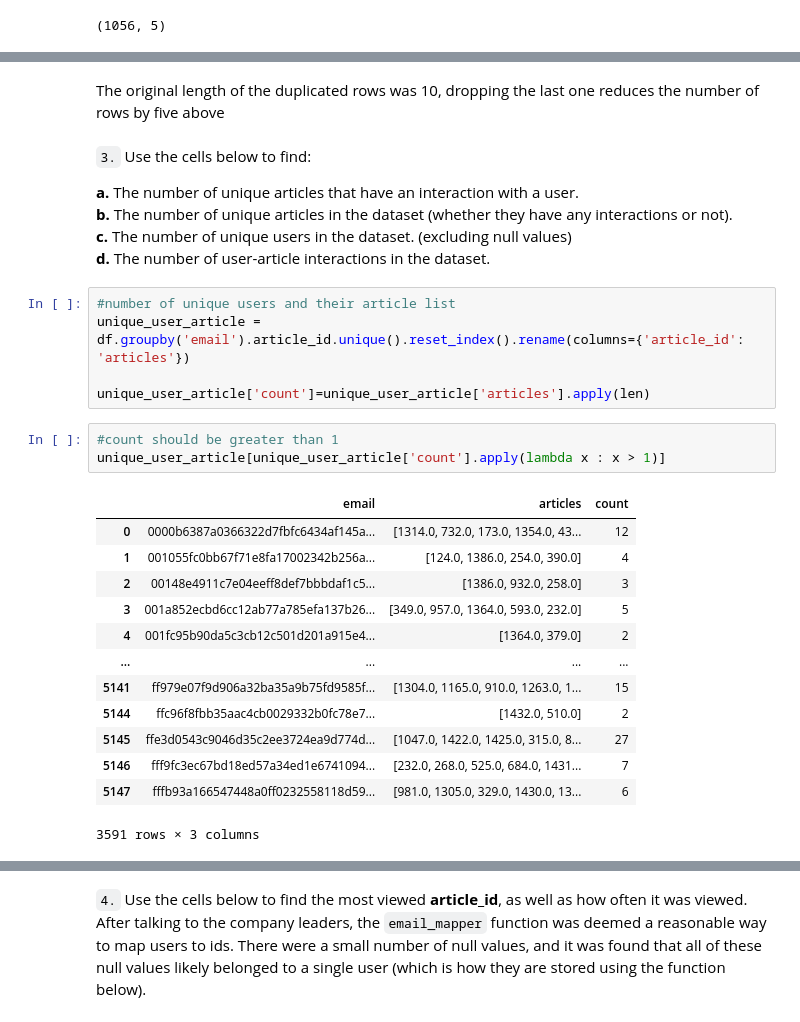
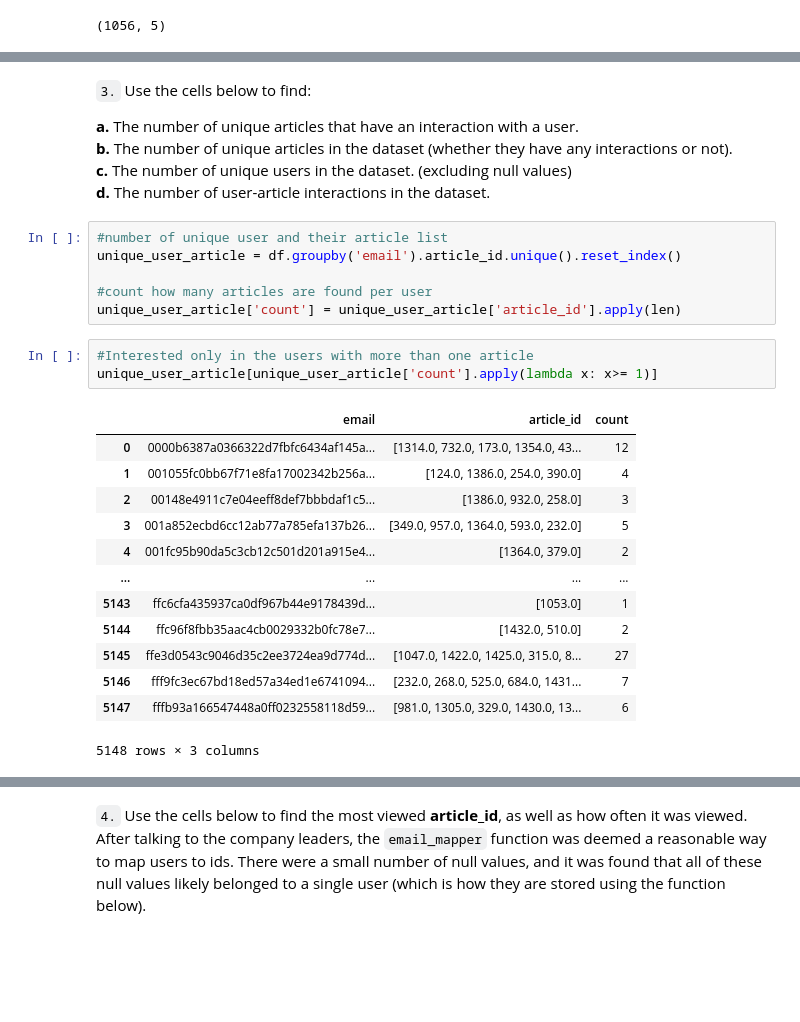
Before and after one commit to aurora-nat/ibm_recommendation_system, a Jupyter notebook: Recommendations_with_IBM.ipynb, the cells around one changed output, grey strips where cells are left out. Saved outputs shown, nothing was run; the diff lists cells and outputs as text; blank space fills up the shorter version.

```diff
--- a/Recommendations_with_IBM.ipynb
+++ b/Recommendations_with_IBM.ipynb
@@ -151,8 +153,6 @@ df_content.drop_duplicates(['article_id'],keep='first')
 | 1054 | NaN | Learn how to use IBM dashDB as da... | Use dashDB with Spark | Live | 1049 |
 | 1055 | Homepage Follow Sign in / Sign up... | Once you get used to developing i... | Jupyter Notebooks with Scala, Pyt... | Live | 1050 |
 1051 rows × 5 columns
-# %% [markdown]
-<div> The original length of the duplicated rows was 10, dropping the last one reduces the number of rows by five above </div>
 # %% [markdown]
 `3.` Use the cells below to find:
 
@@ -161,24 +161,25 @@ df_content.drop_duplicates(['article_id'],keep='first')
 **c.** The number of unique users in the dataset. (excluding null values) <br>
 **d.** The number of user-article interactions in the dataset.
 # %%
-#number of unique users and their article list
-unique_user_article = df.groupby('email').article_id.unique().reset_index().rename(columns={'article_id': 'articles'})
+#number of unique user and their article list
+unique_user_article = df.groupby('email').article_id.unique().reset_index()
 
-unique_user_article['count']=unique_user_article['articles'].apply(len)
+#count how many articles are found per user
+unique_user_article['count'] = unique_user_article['article_id'].apply(len)
 # %%
-#count should be greater than 1
-unique_user_article[unique_user_article['count'].apply(lambda x : x > 1)]
+#Interested only in the users with more than one article
+unique_user_article[unique_user_article['count'].apply(lambda x: x>= 1)]
 # %% [output]
-|  | email | articles | count |
+|  | email | article_id | count |
 | 0 | 0000b6387a0366322d7fbfc6434af145a... | [1314.0, 732.0, 173.0, 1354.0, 43... | 12 |
 | 1 | 001055fc0bb67f71e8fa17002342b256a... | [124.0, 1386.0, 254.0, 390.0] | 4 |
 | 2 | 00148e4911c7e04eeff8def7bbbdaf1c5... | [1386.0, 932.0, 258.0] | 3 |
 | 3 | 001a852ecbd6cc12ab77a785efa137b26... | [349.0, 957.0, 1364.0, 593.0, 232.0] | 5 |
 | 4 | 001fc95b90da5c3cb12c501d201a915e4... | [1364.0, 379.0] | 2 |
 | ... | ... | ... | ... |
-| 5141 | ff979e07f9d906a32ba35a9b75fd9585f... | [1304.0, 1165.0, 910.0, 1263.0, 1... | 15 |
+| 5143 | ffc6cfa435937ca0df967b44e9178439d... | [1053.0] | 1 |
 | 5144 | ffc96f8fbb35aac4cb0029332b0fc78e7... | [1432.0, 510.0] | 2 |
 | 5145 | ffe3d0543c9046d35c2ee3724ea9d774d... | [1047.0, 1422.0, 1425.0, 315.0, 8... | 27 |
 | 5146 | fff9fc3ec67bd18ed57a34ed1e6741094... | [232.0, 268.0, 525.0, 684.0, 1431... | 7 |
 | 5147 | fffb93a166547448a0ff0232558118d59... | [981.0, 1305.0, 329.0, 1430.0, 13... | 6 |
-3591 rows × 3 columns
+5148 rows × 3 columns
```
Also changed, not shown: parts of 68 cells of this notebook, 3 other files.
